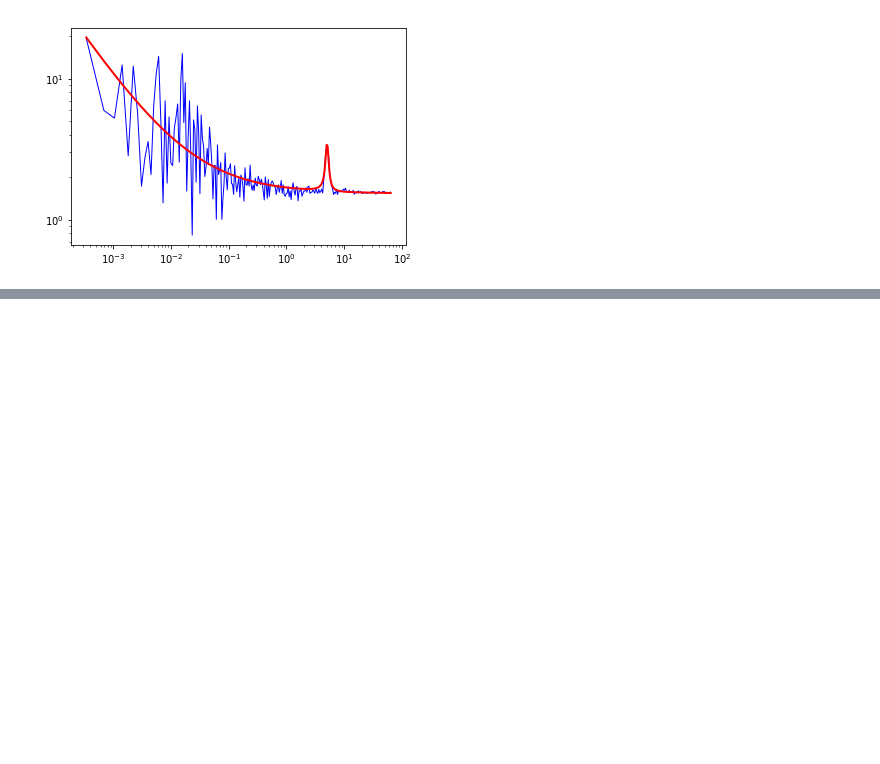
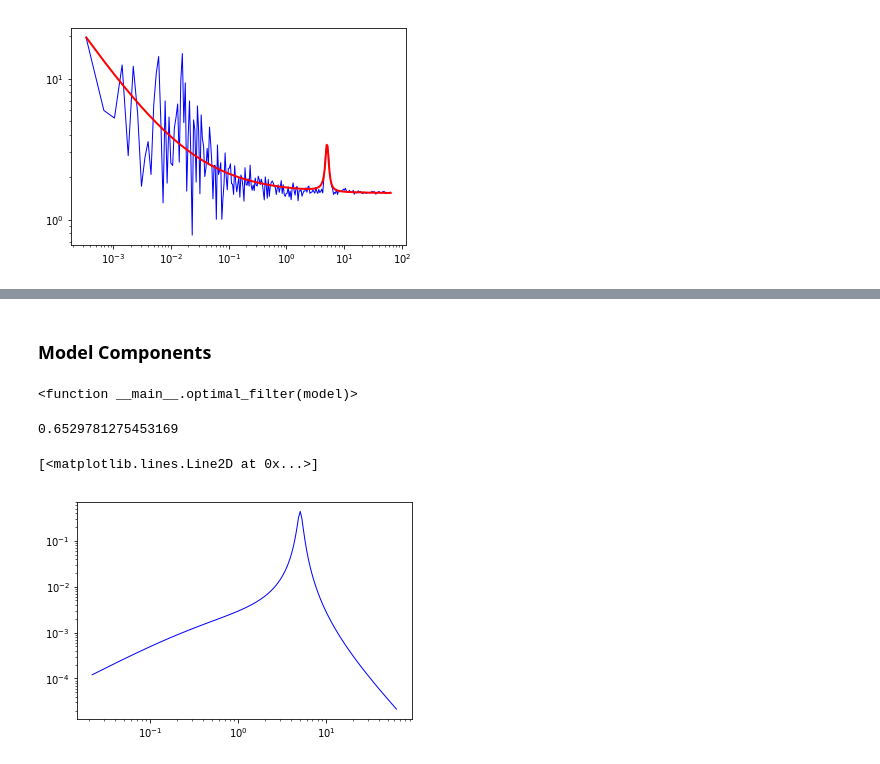
Before and after one commit to swapsha96/gsoc-learning, a Jupyter notebook: week2/Averaged Cross Spectrum.ipynb, the cells around one changed output, grey strips where cells are left out. Drawn from its saved outputs; the diff is of its cells as text; code cells hidden in the pictures; blank space fills up the shorter version.

Commit message:
added optimal_filter

```diff
--- a/week2/Averaged Cross Spectrum.ipynb
+++ b/week2/Averaged Cross Spectrum.ipynb
@@ -192,14 +192,14 @@ Parameters:
 [figure]
 [figure]
 # %%
-model_to_test = models.Lorentz1D(x_0=5.) + models.PowerLaw1D() + models.Const1D(amplitude=2)
+model_to_test = models.Lorentz1D(x_0=5.).rename('QPO') + models.PowerLaw1D() + models.Const1D(amplitude=2)
 print(model_to_test)
 
 t0 = [1.0, 5.0, 6.6, 1.0, 1.0, 1.0, 2.0]
 parest, res = fit_crossspectrum(avg_cs1,model_to_test,t0)
 
 print(res.model.parameters)
-
+print(t0)
 # SLSQP, TNC, BFGS, CG, Nelder-Mead
 
 # plotting
@@ -235,2 +236,10 @@ Parameters:
 [figure]
 [figure]
+# %% [markdown]
+### Model Components
+# %%
+def optimal_filter(model):
+    # Assuming the first sub-model is QPO component and the rest is non-QPO component
+    qpo_component = model[0]
+    all_components = model
+    return qpo_component / all_components
@@ -236,0 +252,16 @@ Parameters:
+# %%
+result_model = res.model
+optimal_filter_acs = optimal_filter(result_model)(avg_cs1.freq)
+optimal_filter
+# %% [output]
+<function __main__.optimal_filter(model)>
+# %%
+print(result_model[0].fwhm.value)
+# %% [output]
+0.6529781275453169
+# %%
+plt.figure()
+plt.loglog(avg_cs1.freq, optimal_filter_acs, lw=1, color='blue')
+# %% [output]
+[<matplotlib.lines.Line2D at 0x...>]
+[figure, added]
```
Also changed, not shown: parts of 3 cells of this notebook.
